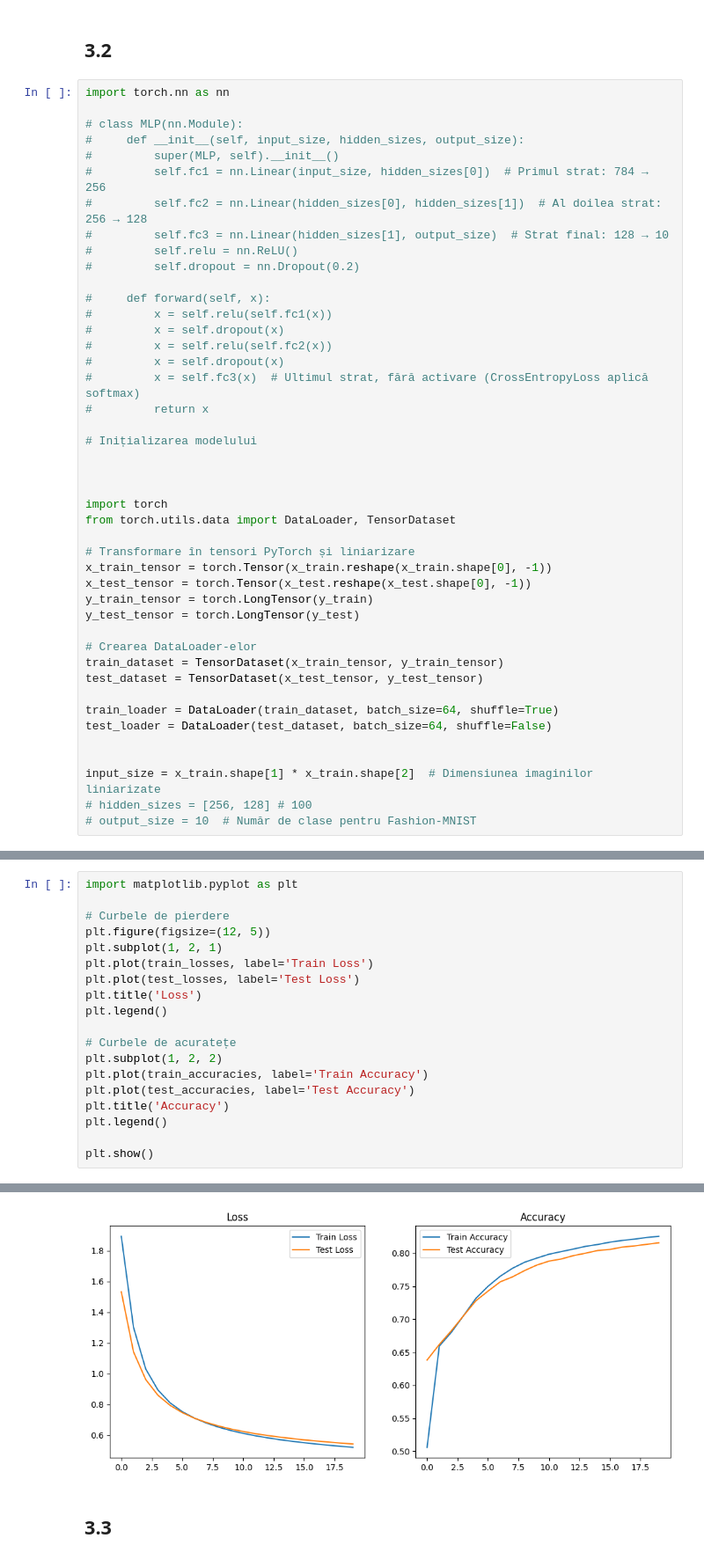
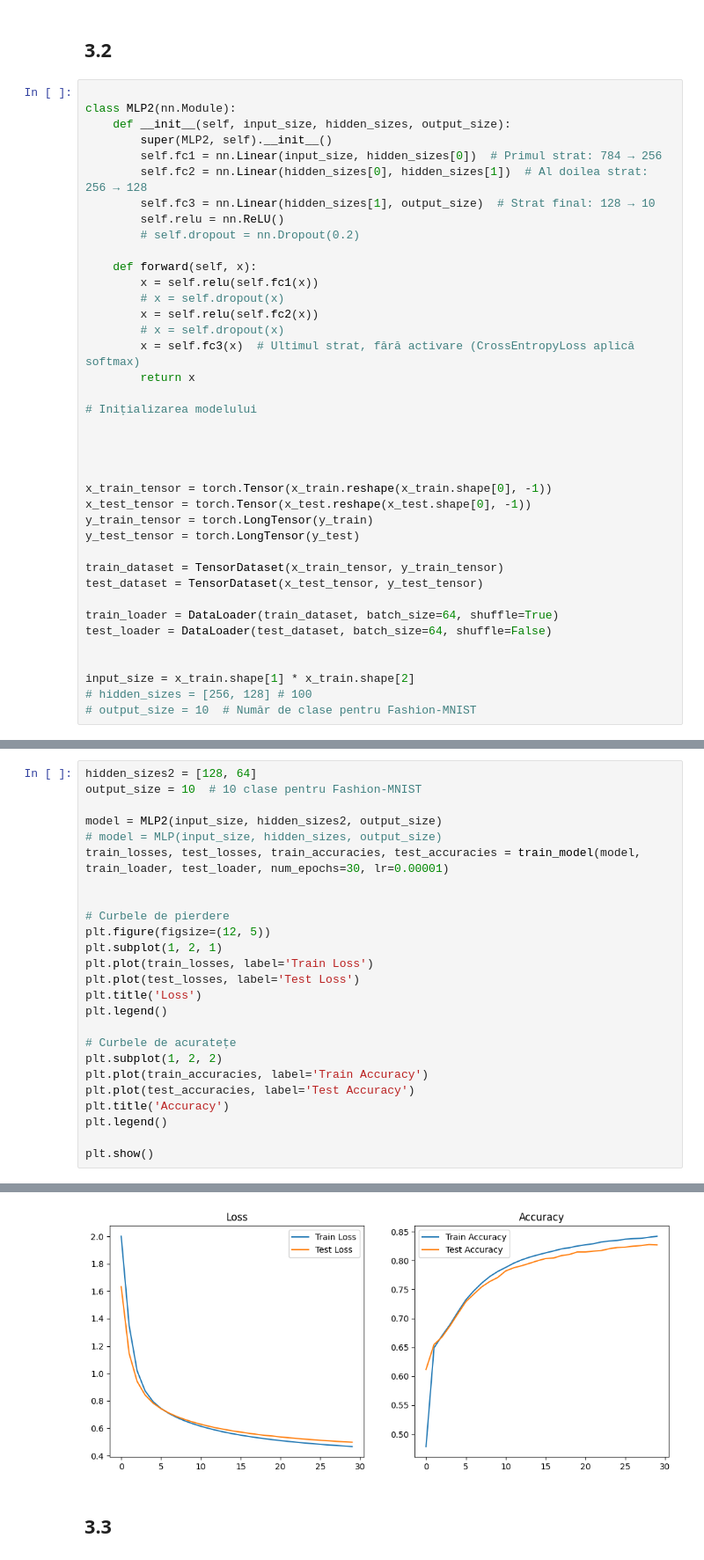
Before and after one commit to Vulturul2k/ML_project, a Jupyter notebook: fashion2.ipynb, the cells around one changed output, grey strips where cells are left out. Shown: that part at 88% size. Saved outputs shown, nothing was run; the diff lists cells and outputs as text.

```diff
--- a/fashion2.ipynb
+++ b/fashion2.ipynb
@@ -261,39 +263,34 @@ plt.show()
 # %% [markdown]
 ## 3.2
 # %%
-import torch.nn as nn
 
-# class MLP(nn.Module):
-#     def __init__(self, input_size, hidden_sizes, output_size):
-#         super(MLP, self).__init__()
-#         self.fc1 = nn.Linear(input_size, hidden_sizes[0])  # Primul strat: 784 → 256
-#         self.fc2 = nn.Linear(hidden_sizes[0], hidden_sizes[1])  # Al doilea strat: 256 → 128
-#         self.fc3 = nn.Linear(hidden_sizes[1], output_size)  # Strat final: 128 → 10
-#         self.relu = nn.ReLU()
-#         self.dropout = nn.Dropout(0.2)
+class MLP2(nn.Module):
+    def __init__(self, input_size, hidden_sizes, output_size):
+        super(MLP2, self).__init__()
+        self.fc1 = nn.Linear(input_size, hidden_sizes[0])  # Primul strat: 784 → 256
+        self.fc2 = nn.Linear(hidden_sizes[0], hidden_sizes[1])  # Al doilea strat: 256 → 128
+        self.fc3 = nn.Linear(hidden_sizes[1], output_size)  # Strat final: 128 → 10
+        self.relu = nn.ReLU()
+        # self.dropout = nn.Dropout(0.2)
 
-#     def forward(self, x):
-#         x = self.relu(self.fc1(x))
-#         x = self.dropout(x)
-#         x = self.relu(self.fc2(x))
-#         x = self.dropout(x)
-#         x = self.fc3(x)  # Ultimul strat, fără activare (CrossEntropyLoss aplică softmax)
-#         return x
+    def forward(self, x):
+        x = self.relu(self.fc1(x))
+        # x = self.dropout(x)
+        x = self.relu(self.fc2(x))
+        # x = self.dropout(x)
+        x = self.fc3(x)  # Ultimul strat, fără activare (CrossEntropyLoss aplică softmax)
+        return x
 
 # Inițializarea modelului
 
 
 
-import torch
-from torch.utils.data import DataLoader, TensorDataset
 
-# Transformare în tensori PyTorch și liniarizare
 x_train_tensor = torch.Tensor(x_train.reshape(x_train.shape[0], -1))
 x_test_tensor = torch.Tensor(x_test.reshape(x_test.shape[0], -1))
 y_train_tensor = torch.LongTensor(y_train)
 y_test_tensor = torch.LongTensor(y_test)
 
-# Crearea DataLoader-elor
 train_dataset = TensorDataset(x_train_tensor, y_train_tensor)
 test_dataset = TensorDataset(x_test_tensor, y_test_tensor)
 
@@ -301,6 +298,6 @@ train_loader = DataLoader(train_dataset, batch_size=64, shuffle=True)
 test_loader = DataLoader(test_dataset, batch_size=64, shuffle=False)
 
 
-input_size = x_train.shape[1] * x_train.shape[2]  # Dimensiunea imaginilor liniarizate
+input_size = x_train.shape[1] * x_train.shape[2]
 # hidden_sizes = [256, 128] # 100
 # output_size = 10  # Număr de clase pentru Fashion-MNIST
@@ -371,5 +304,11 @@ RuntimeError: mat1 and mat2 shapes cannot be multiplied (1792x28 and 784x100)
 # %%
-import matplotlib.pyplot as plt
+hidden_sizes2 = [128, 64]
+output_size = 10  # 10 clase pentru Fashion-MNIST
+
+model = MLP2(input_size, hidden_sizes2, output_size)
+# model = MLP(input_size, hidden_sizes, output_size)
+train_losses, test_losses, train_accuracies, test_accuracies = train_model(model, train_loader, test_loader, num_epochs=30, lr=0.00001)
+
 
 # Curbele de pierdere
 plt.figure(figsize=(12, 5))
@@ -391,4 +347,4 @@ plt.show()
-[figure, old version]
+[figure, new version]
 # %% [markdown]
 ## 3.3
 # %%
```
Also changed, not shown: parts of 13 cells of this notebook, 1 other file.
